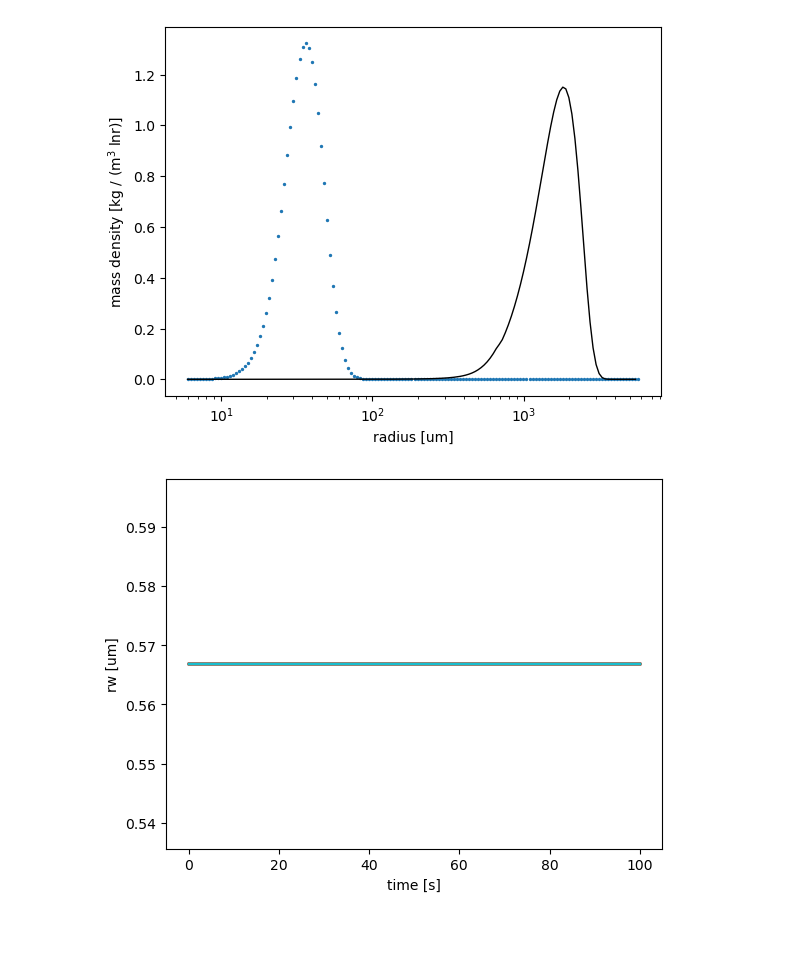
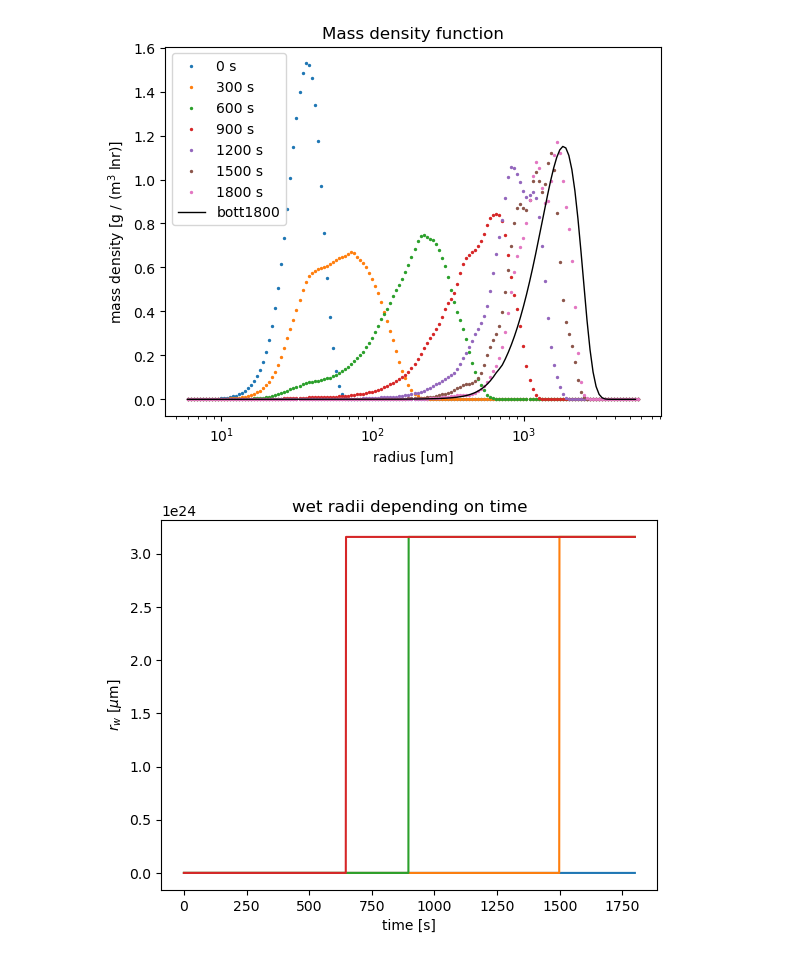
Before and after one commit to AgnieszkaMakulska/libcloudphxx, a Jupyter notebook: models/box/plot_output.ipynb, the cells around one changed output. Cells and saved outputs as stored; diff of their text form; code cells hidden in the pictures; blank space fills up the shorter version.

```diff
--- a/models/box/plot_output.ipynb
+++ b/models/box/plot_output.ipynb
@@ -1,5 +1,4 @@
 # %%
 import numpy as np
 from matplotlib import pyplot
-from matplotlib import ticker
 import netCDF4
@@ -7,26 +6,31 @@ bott1800 = np.array([1.38199e-05, 1.57908e-05, 1.79305e-05, 2.02468e-05, 2.27597
 
 fp="./cmake-build-debug/data.nc"
 nc = netCDF4.Dataset(fp)
 mass_density=nc["mass density"][:]
 bins = 6.*pow(10, -6 + np.arange(150)/50.)
+legend=[]
 for i in np.arange(0,len(mass_density),300):
     pyplot.scatter(bins*1e6,mass_density[i,:], s=2)
+    legend.append(str(i)+" s")
 pyplot.plot(bins[:-1]*1e6, bott1800, color='black', linewidth=1)
-pyplot.ylabel('mass density [kg / (m$^3$ lnr)]')
+legend.append('bott1800')
+pyplot.ylabel('mass density [g / (m$^3$ lnr)]')
 pyplot.xlabel('radius [um]')
 pyplot.xscale('log')
+pyplot.legend(legend)
+pyplot.title('Mass density function')
 pyplot.show()
 # %% [output]
-[figure, old version]
+[figure, new version]
 # %%
 rw=np.sqrt(np.asarray(nc['wet radius squared'][:]))
-for drop_id in np.arange(0,rw.shape[1],20000):
-        pyplot.plot(rw[:,i]*1e6)
-#pyplot.ylim(0,100)
-pyplot.ylabel('rw [um]')
+for drop_id in np.arange(0,rw.shape[1],30000):
+        pyplot.plot(rw[:,drop_id]*1e6)
+pyplot.ylabel('$r_w$ [$\mu$m]')
 pyplot.xlabel('time [s]')
+pyplot.title('wet radii depending on time')
 pyplot.show()
 # %% [output]
-[figure, old version]
+[figure, new version]
 # %%
 for drop_id in np.arange(0,rw.shape[1],10000):
```
Also changed, not shown: parts of 3 cells of this notebook, 2 other files.
